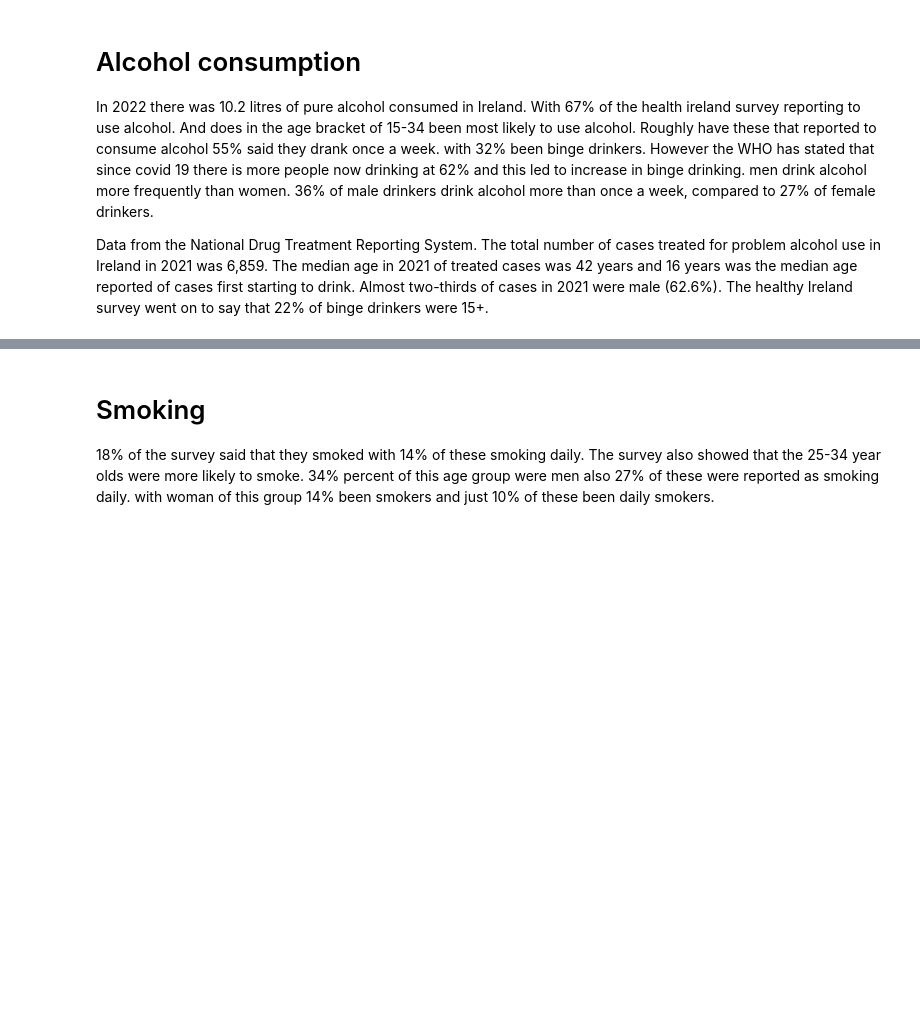
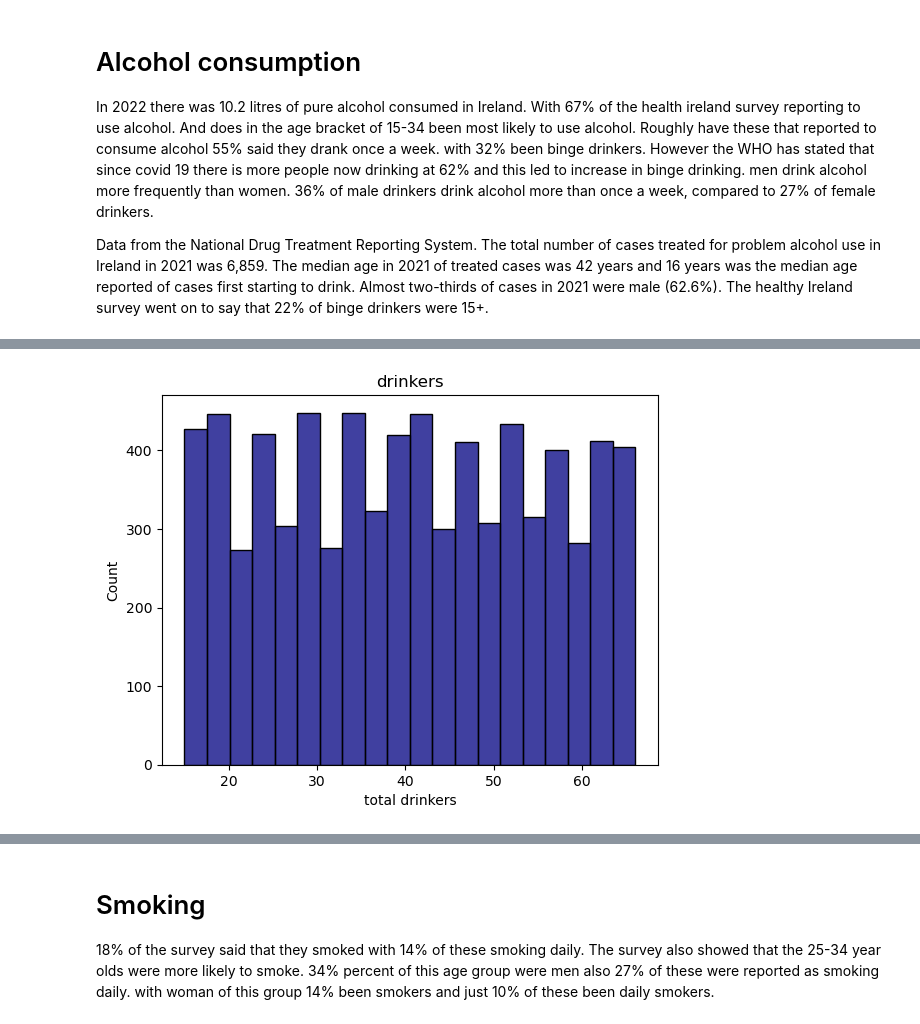
Before and after one commit to keithmmc/PDA1, a Jupyter notebook: PDA1.ipynb, the cells around one changed output, grey strips where cells are left out. Cells and saved outputs as stored; diff of their text form; code cells hidden in the pictures; blank space fills up the shorter version.

```diff
--- a/PDA1.ipynb
+++ b/PDA1.ipynb
@@ -293,0 +303,10 @@ Data from the National Drug Treatment Reporting System. The total number of case
+# %%
+drinkers = np.random.randint(low=15, high=67, size=7500)  #creating a histgraph to show number of drinkers on survey
+
+# plot the distribution
+sns.histplot(drinkers, color = 'navy')
+plt.title('drinkers')
+plt.xlabel('total drinkers')
+plt.show()
+# %% [output]
+[figure, added]
```
Also changed, not shown: parts of 18 cells of this notebook.
